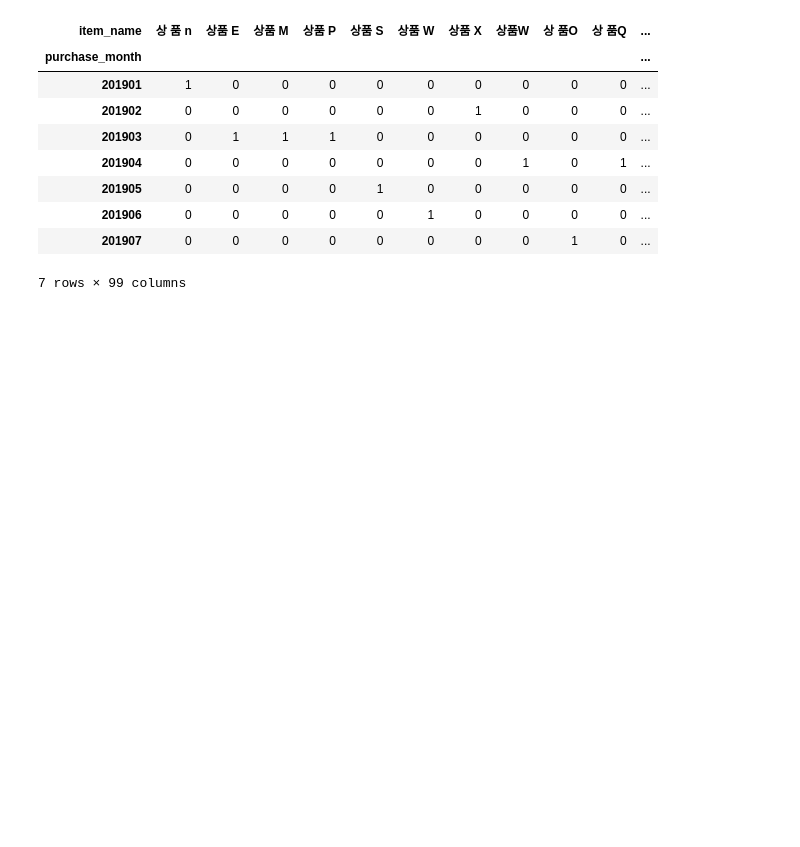
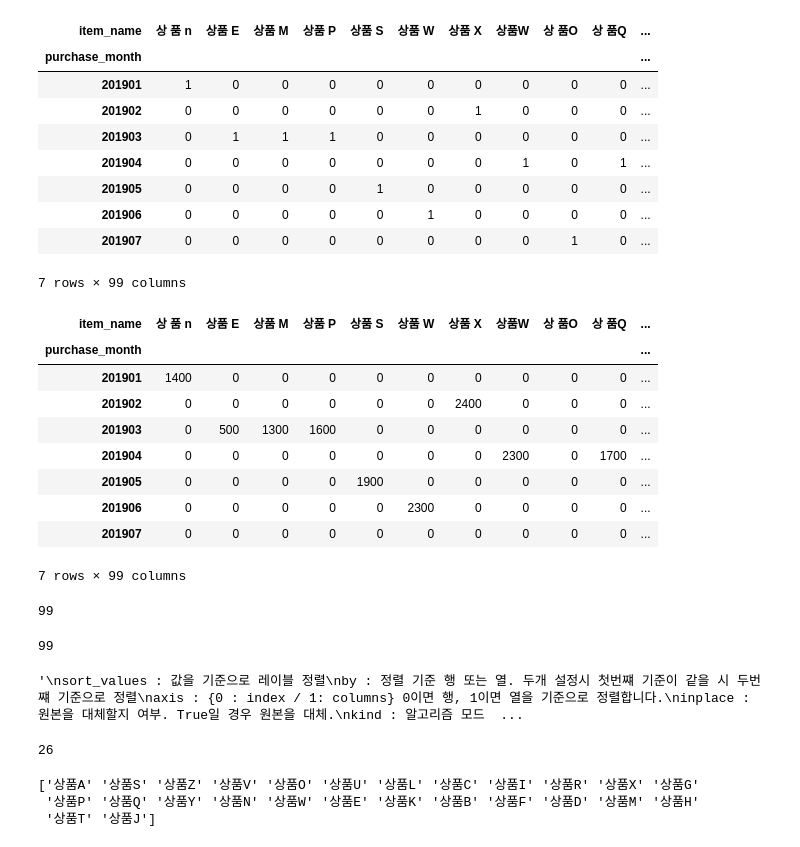
Before and after one commit to ek-9/data_study, a Jupyter notebook: ch2.ipynb, the cells around one changed output. Drawn from its saved outputs; the diff is of its cells as text; code cells hidden in the pictures; blank space fills up the shorter version.

```diff
--- a/ch2.ipynb
+++ b/ch2.ipynb
@@ -62,3 +57,65 @@ res
 | 201906 | 0 | 0 | 0 | 0 | 0 | 1 | 0 | 0 | 0 | 0 | ... |
 | 201907 | 0 | 0 | 0 | 0 | 0 | 0 | 0 | 0 | 1 | 0 | ... |
 7 rows × 99 columns
+# %%
+res = uriage_data.pivot_table(index = "purchase_month", columns="item_name", values="item_price", aggfunc="sum", fill_value=0)
+res
+# %% [output]
+| item_name | 상 품 n | 상품 E | 상품 M | 상품 P | 상품 S | 상품 W | 상품 X | 상품W | 상 품O | 상 품Q | ... |
+| purchase_month |  |  |  |  |  |  |  |  |  |  | ... |
+| 201901 | 1400 | 0 | 0 | 0 | 0 | 0 | 0 | 0 | 0 | 0 | ... |
+| 201902 | 0 | 0 | 0 | 0 | 0 | 0 | 2400 | 0 | 0 | 0 | ... |
+| 201903 | 0 | 500 | 1300 | 1600 | 0 | 0 | 0 | 0 | 0 | 0 | ... |
+| 201904 | 0 | 0 | 0 | 0 | 0 | 0 | 0 | 2300 | 0 | 1700 | ... |
+| 201905 | 0 | 0 | 0 | 0 | 1900 | 0 | 0 | 0 | 0 | 0 | ... |
+| 201906 | 0 | 0 | 0 | 0 | 0 | 2300 | 0 | 0 | 0 | 0 | ... |
+| 201907 | 0 | 0 | 0 | 0 | 0 | 0 | 0 | 0 | 0 | 0 | ... |
+7 rows × 99 columns
+# %%
+'''
+unique : 데이터에서 고유값의 종류를 찾는데 이용
+df[].unique()
+nunique : 데이터의 고유값의 수를 찾는데 이용
+df[].nunique()
+value_counts : 데이터의 값별로 개수 확인
+df[].value_counts()
+'''
+
+
+print(len(pd.unique(uriage_data["item_name"])))
+# %% [output]
+99
+# %%
+print(uriage_data["item_name"].nunique())
+# %% [output]
+99
+# %%
+uriage_data["item_name"] = uriage_data["item_name"].str.upper()
+uriage_data["item_name"] = uriage_data["item_name"].str.replace(" ","")
+uriage_data["item_name"] = uriage_data["item_name"].str.replace(" ","")
+uriage_data.sort_values(by=["item_name"], ascending=True)
+
+'''
+sort_values : 값을 기준으로 레이블 정렬
+by : 정렬 기준 행 또는 열. 두개 설정시 첫번쨰 기준이 같을 시 두번쨰 기준으로 정렬
+axis : {0 : index / 1: columns} 0이면 행, 1이면 열을 기준으로 정렬합니다.
+inplace : 원본을 대체할지 여부. True일 경우 원본을 대체.
+kind : 알고리즘 모드 설정가능.
+    모드는 총 4종으로 quicksort, mergesort, heapsort, stable이 있는데, 기본은 quicksort
+na_position : {first / last} Na값의 위치. 기본값은 last로 정렬시 맨 뒤에 위치.
+ignore_index : 인덱스의 무시 여부입니다. True일 경우 인덱스의 순서와 상관없이 0,1,2,... 로 정해짐.
+key : 이 인수를 통해 정렬방식으로 함수를 사용할 수 있습니다. lamba의 사용이 가능합니다.
+ascending : True일 경우 오름차순
+'''
+# %% [output]
+'\nsort_values : 값을 기준으로 레이블 정렬\nby : 정렬 기준 행 또는 열. 두개 설정시 첫번쨰 기준이 같을 시 두번쨰 기준으로 정렬\naxis : {0 : index / 1: columns} 0이면 행, 1이면 열을 기준으로 정렬합니다.\ninplace : 원본을 대체할지 여부. True일 경우 원본을 대체.\nkind : 알고리즘 모드  ...
+# %%
+print(len(pd.unique(uriage_data["item_name"])))
+# %% [output]
+26
+# %%
+print(pd.unique(uriage_data["item_name"]))
+# %% [output]
+['상품A' '상품S' '상품Z' '상품V' '상품O' '상품U' '상품L' '상품C' '상품I' '상품R' '상품X' '상품G'
+ '상품P' '상품Q' '상품Y' '상품N' '상품W' '상품E' '상품K' '상품B' '상품F' '상품D' '상품M' '상품H'
+ '상품T' '상품J']
```
Also changed, not shown: parts of 25 cells of this notebook, 2 other files.
